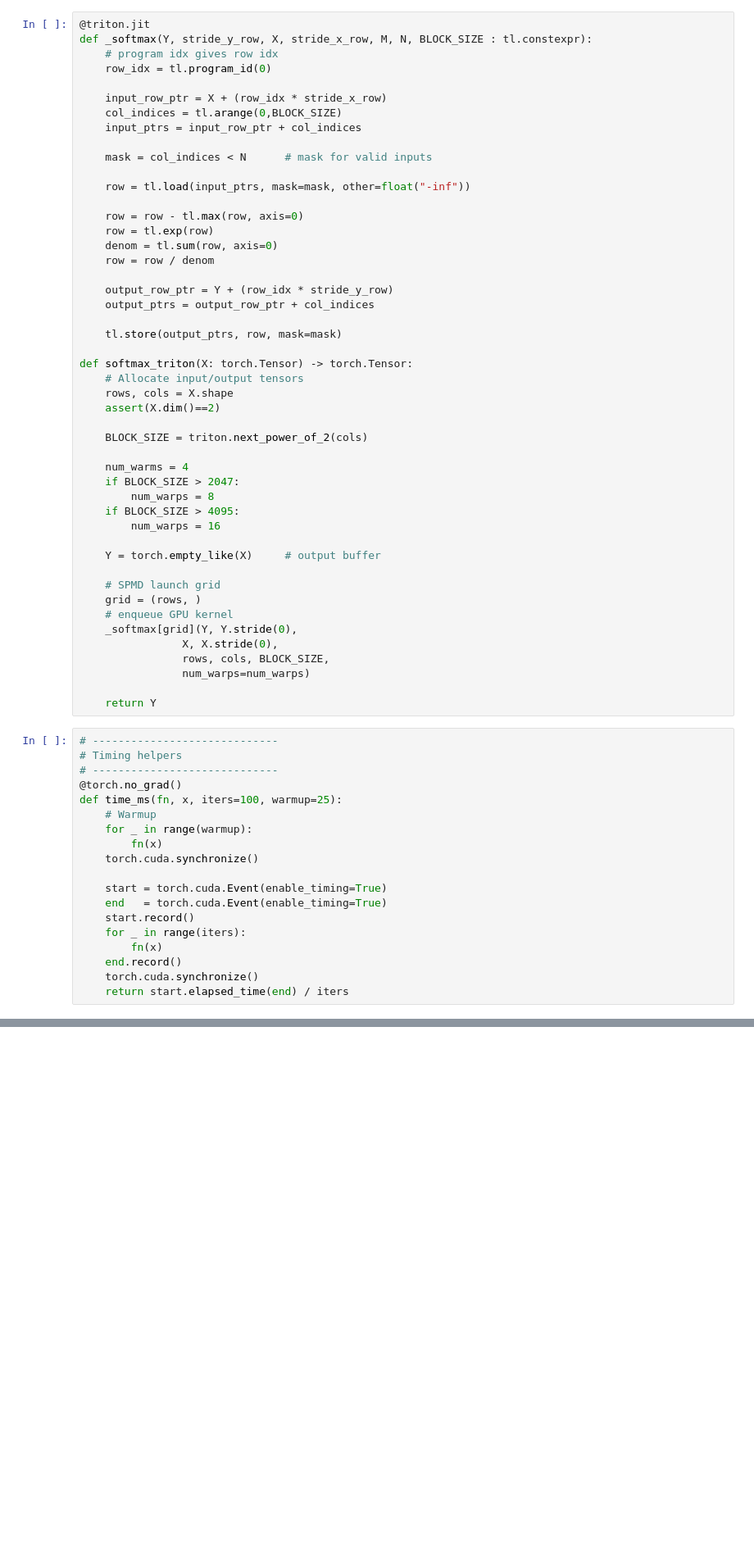
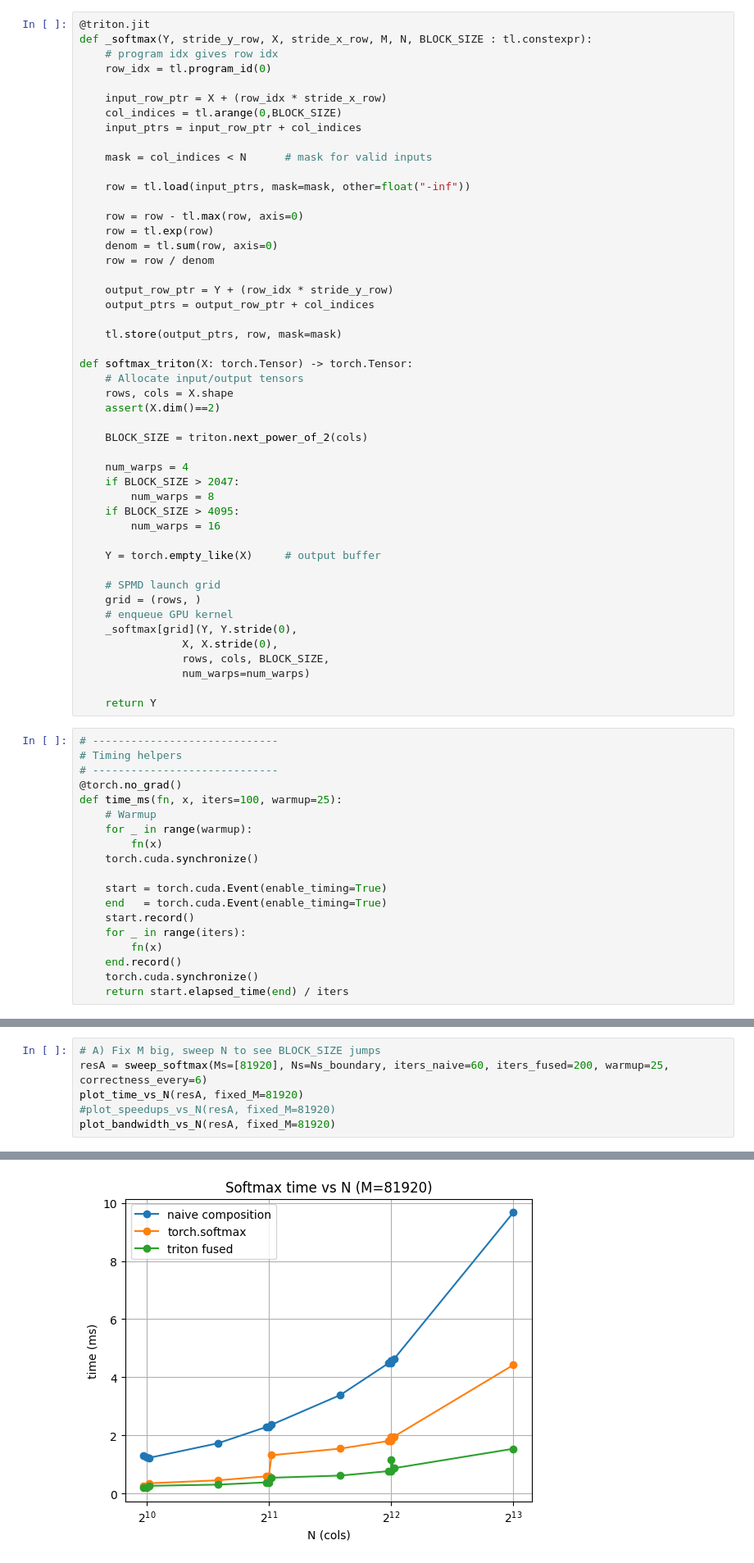
Before and after one commit to ajayjagan2511/Flash-Attention-with-Triton, a Jupyter notebook: notebooks/Softmax_speedup.ipynb, the cells around one changed output, grey strips where cells are left out. Shown at 82% size. Saved outputs shown, nothing was run; the diff lists cells and outputs as text; blank space fills up the shorter version.

Commit message:
benchmarking param sweeps for softmax

```diff
--- a/notebooks/Softmax_speedup.ipynb
+++ b/notebooks/Softmax_speedup.ipynb
@@ -44,7 +44,7 @@ def softmax_triton(X: torch.Tensor) -> torch.Tensor:
 
     BLOCK_SIZE = triton.next_power_of_2(cols)
 
-    num_warms = 4
+    num_warps = 4
     if BLOCK_SIZE > 2047:
         num_warps = 8
     if BLOCK_SIZE > 4095:
@@ -121,0 +427,7 @@ speedup triton:                5.93x
+# %%
+# A) Fix M big, sweep N to see BLOCK_SIZE jumps
+resA = sweep_softmax(Ms=[81920], Ns=Ns_boundary, iters_naive=60, iters_fused=200, warmup=25, correctness_every=6)
+plot_time_vs_N(resA, fixed_M=81920)
+#plot_speedups_vs_N(resA, fixed_M=81920)
+plot_bandwidth_vs_N(resA, fixed_M=81920)
+# %% [output]
@@ -121,0 +447 @@ speedup triton:                5.93x
+[figure, added]
```
Also changed, not shown: parts of 6 cells of this notebook.
